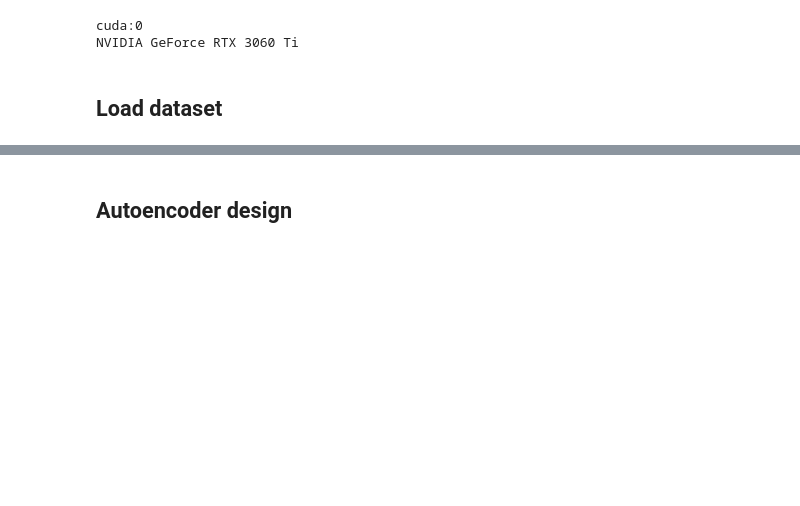
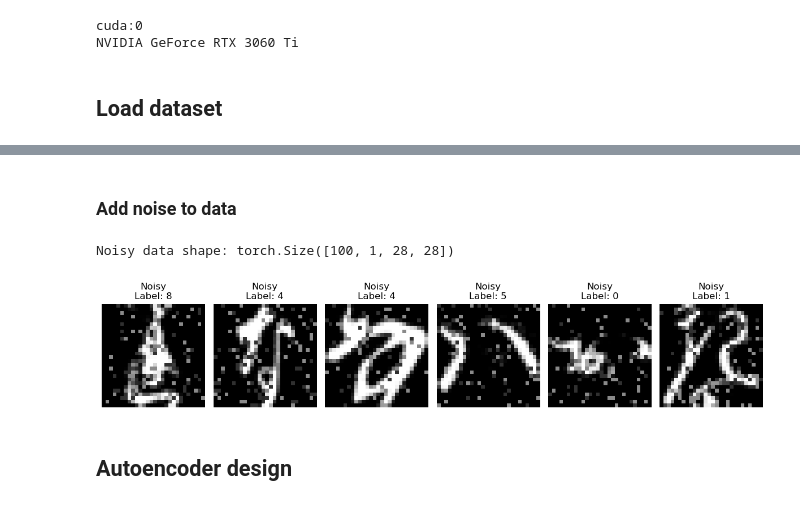
Before and after one commit to Xchai8/Autoencoder-with-KMINST-project-2, a Jupyter notebook: part_1.ipynb, the cells around one changed output, grey strips where cells are left out. Drawn from its saved outputs; the diff is of its cells as text; code cells hidden in the pictures; blank space fills up the shorter version.

```diff
--- a/part_1.ipynb
+++ b/part_1.ipynb
@@ -84,0 +85,2 @@ torch.Size([100, 1, 28, 28])
+# %% [markdown]
+### Add noise to data
@@ -85,3 +121,46 @@ torch.Size([100, 1, 28, 28])
+# %%
+# Define transforms for the original images (without noise addition)
+original_transform = transforms.Compose([transforms.ToTensor(),
+                                         transforms.Normalize((0.1918,), (0.3483))])
+
+# Create instances of the NoisyKMNIST dataset
+noisy_train_dataset = NoisyKMNIST(root='./data', train=True, transform=original_transform, download=True, noise_prob=0.1)
+noisy_test_dataset = NoisyKMNIST(root='./data', train=False, transform=original_transform, download=True, noise_prob=0.1)
+# %%
+# Create the dataloader
+noisy_train_loader = DataLoader(noisy_train_dataset, batch_size=batch_size, num_workers=0, sampler=train_sampler)
+noisy_val_loader = DataLoader(noisy_train_dataset, batch_size=batch_size, num_workers=0, sampler=val_sampler)
+noisy_test_loader = DataLoader(noisy_test_dataset, batch_size=len(test_dataset), num_workers=0, shuffle=True)
+
+
+noisy_whole_train_loader = DataLoader(noisy_train_dataset,
+                                batch_size=batch_size,
+                                num_workers=0)
+# %%
+# Visualization of dataset
+batch_idx, (noisy_data, target) = next(enumerate(noisy_train_loader, 0))
+print("Noisy data shape:", noisy_data.shape)
+# print("Clean data shape:", clean_data.shape)
+
+fig = plt.figure(figsize=(12, 8))
+
+for i in range(6):
+    # Display noisy images
+    plt.subplot(3, 6, i+1)
+    plt.imshow(noisy_data[i][0], cmap='gray')
+    plt.title('Noisy\nLabel: {}'.format(target[i]))
+    plt.axis('off')
+
+    # # Display clean images
+    # plt.subplot(3, 6, i+7)
+    # plt.imshow(clean_data[i][0], cmap='gray')
+    # plt.title('Clean\nLabel: {}'.format(target[i]))
+    # plt.axis('off')
+
+plt.tight_layout()
+# %% [output]
+Noisy data shape: torch.Size([100, 1, 28, 28])
+[figure, added]
 # %% [markdown]
 ## Autoencoder design
 # %%
```
Also changed, not shown: parts of 20 cells of this notebook, 5 other files.
